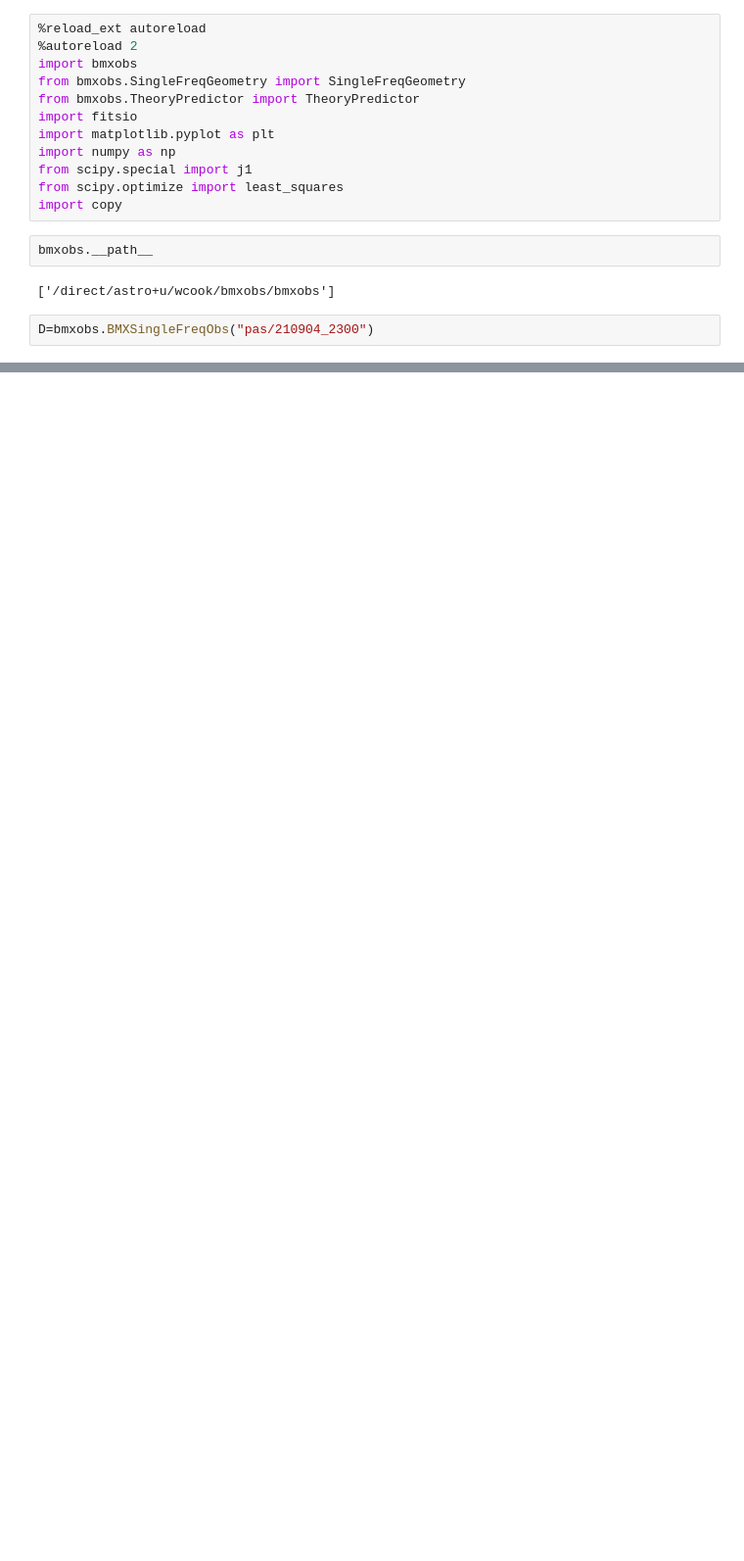
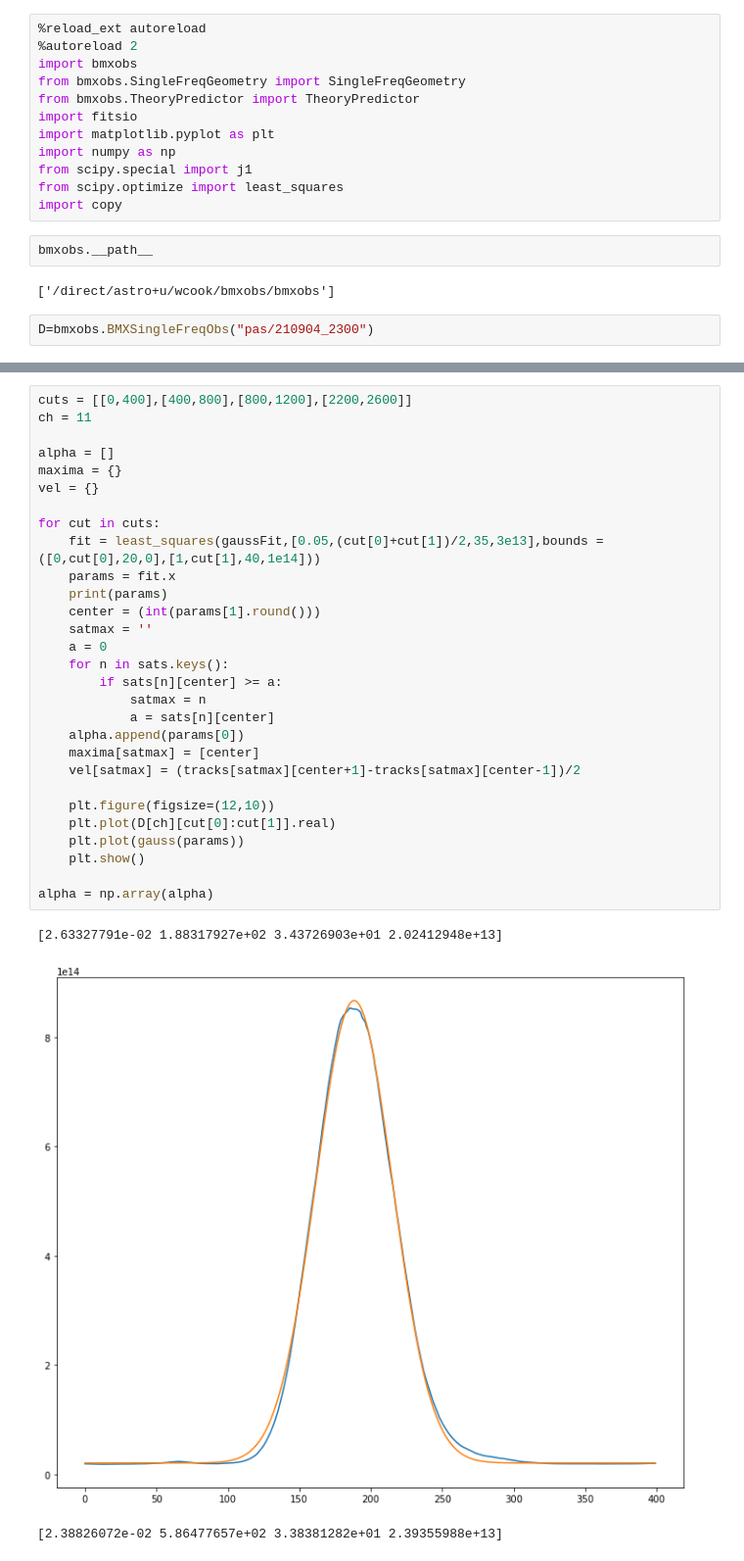
Before and after one commit to bmxdemo/bmxobs, a Jupyter notebook: towards1.ipynb, the cells around one changed output, grey strips where cells are left out. Shown: that part at 98% size. Cells and saved outputs as stored; diff of their text form; blank space fills up the shorter version.

```diff
--- a/towards1.ipynb
+++ b/towards1.ipynb
@@ -41,0 +52,33 @@ print(np.arange(cut[0],cut[1])[D[channel][cut[0]:cut[1]].real==max(D[channel][cu
+# %%
+cuts = [[0,400],[400,800],[800,1200],[2200,2600]]
+ch = 11
+
+alpha = []
+maxima = {}
+vel = {}
+
+for cut in cuts:
+    fit = least_squares(gaussFit,[0.05,(cut[0]+cut[1])/2,35,3e13],bounds = ([0,cut[0],20,0],[1,cut[1],40,1e14]))
+    params = fit.x
+    print(params)
+    center = (int(params[1].round()))
+    satmax = ''
+    a = 0
+    for n in sats.keys():
+        if sats[n][center] >= a:
+            satmax = n
+            a = sats[n][center]
+    alpha.append(params[0])
+    maxima[satmax] = [center]
+    vel[satmax] = (tracks[satmax][center+1]-tracks[satmax][center-1])/2
+
+    plt.figure(figsize=(12,10))
+    plt.plot(D[ch][cut[0]:cut[1]].real)
+    plt.plot(gauss(params))
+    plt.show()
+
+alpha = np.array(alpha)
+# %% [output]
+[2.63327791e-02 1.88317927e+02 3.43726903e+01 2.02412948e+13]
+[figure, added]
+[2.38826072e-02 5.86477657e+02 3.38381282e+01 2.39355988e+13]
```
Also changed, not shown: parts of 10 cells of this notebook, 1 other file.
